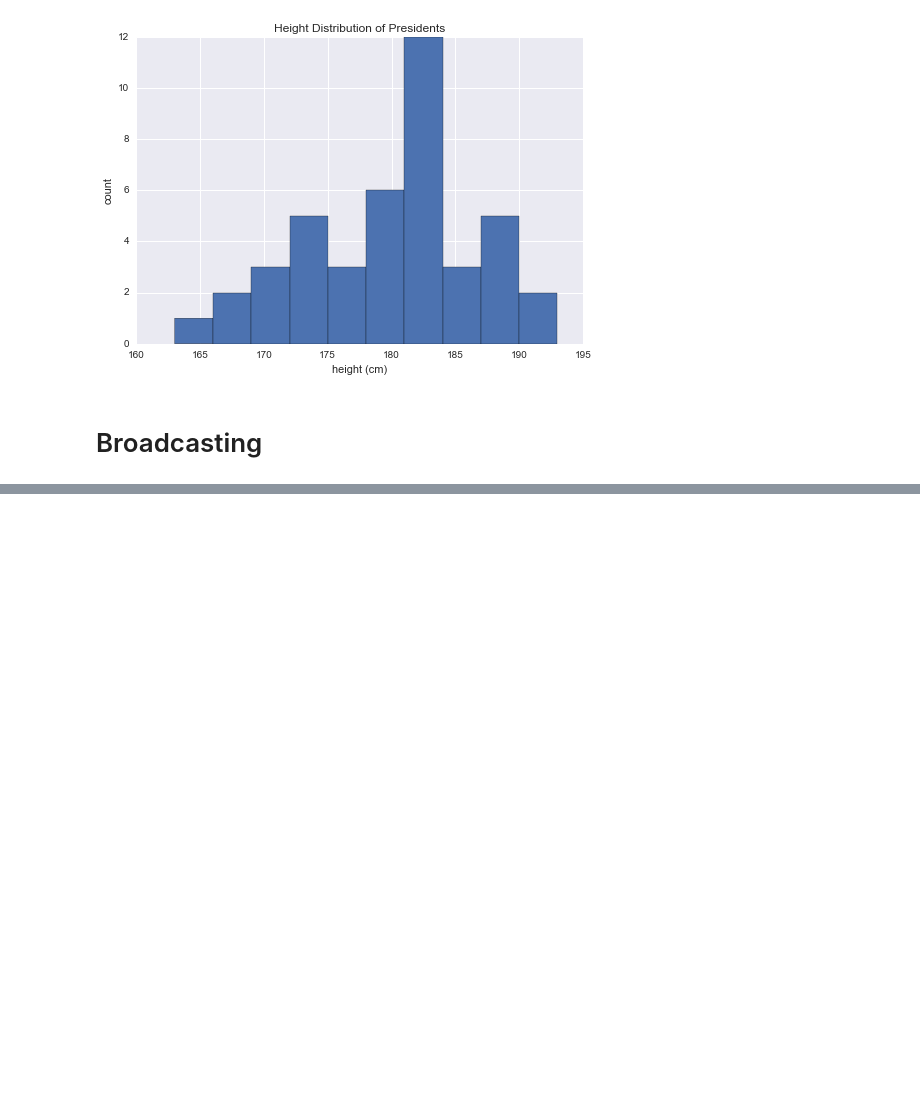
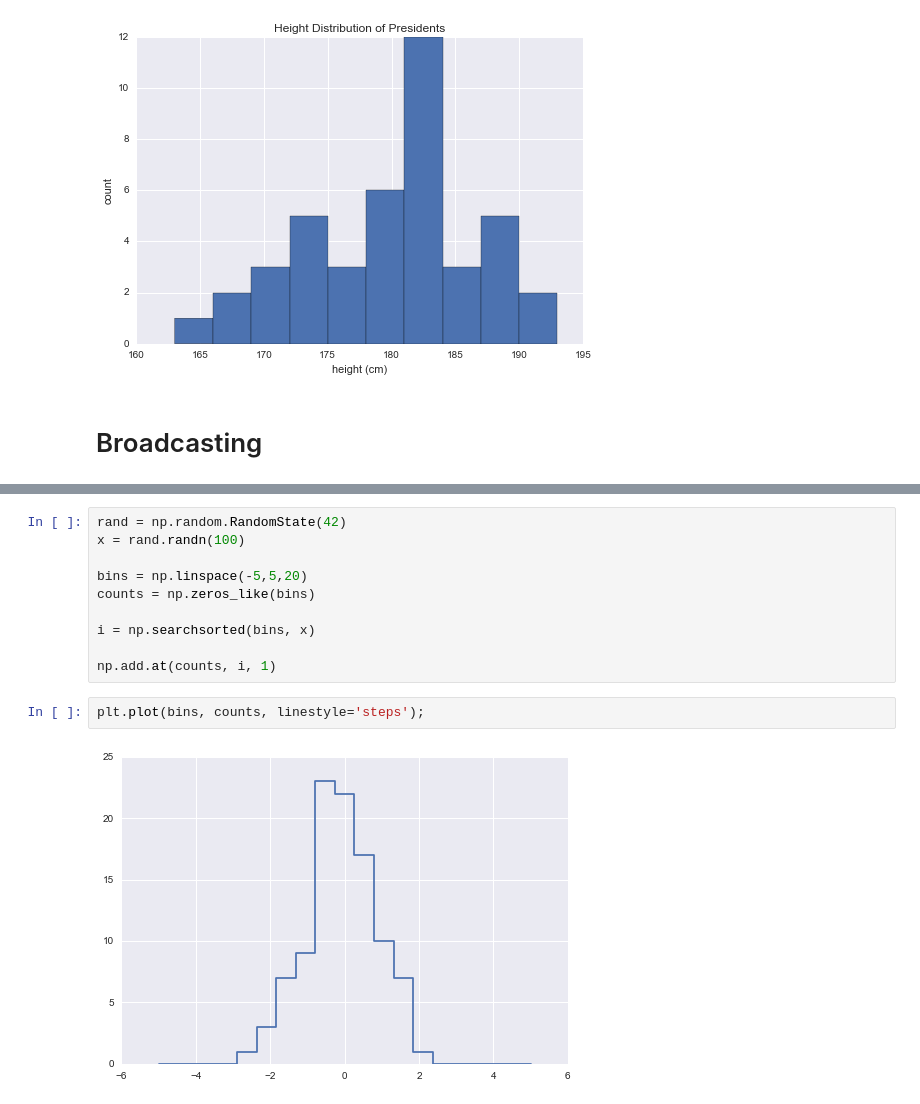
Before and after one commit to bergsfam/ml-projects, a Jupyter notebook: data_analysis/Explore_numpy.ipynb, the cells around one changed output, grey strips where cells are left out. Drawn from its saved outputs; the diff is of its cells as text; blank space fills up the shorter version.

```diff
--- a/data_analysis/Explore_numpy.ipynb
+++ b/data_analysis/Explore_numpy.ipynb
@@ -623,0 +756,14 @@ plt.ylabel('count')
+# %%
+rand = np.random.RandomState(42)
+x = rand.randn(100)
+
+bins = np.linspace(-5,5,20)
+counts = np.zeros_like(bins)
+
+i = np.searchsorted(bins, x)
+
+np.add.at(counts, i, 1)
+# %%
+plt.plot(bins, counts, linestyle='steps');
+# %% [output]
+[figure, added]
```
Also changed, not shown: parts of 42 cells of this notebook.
